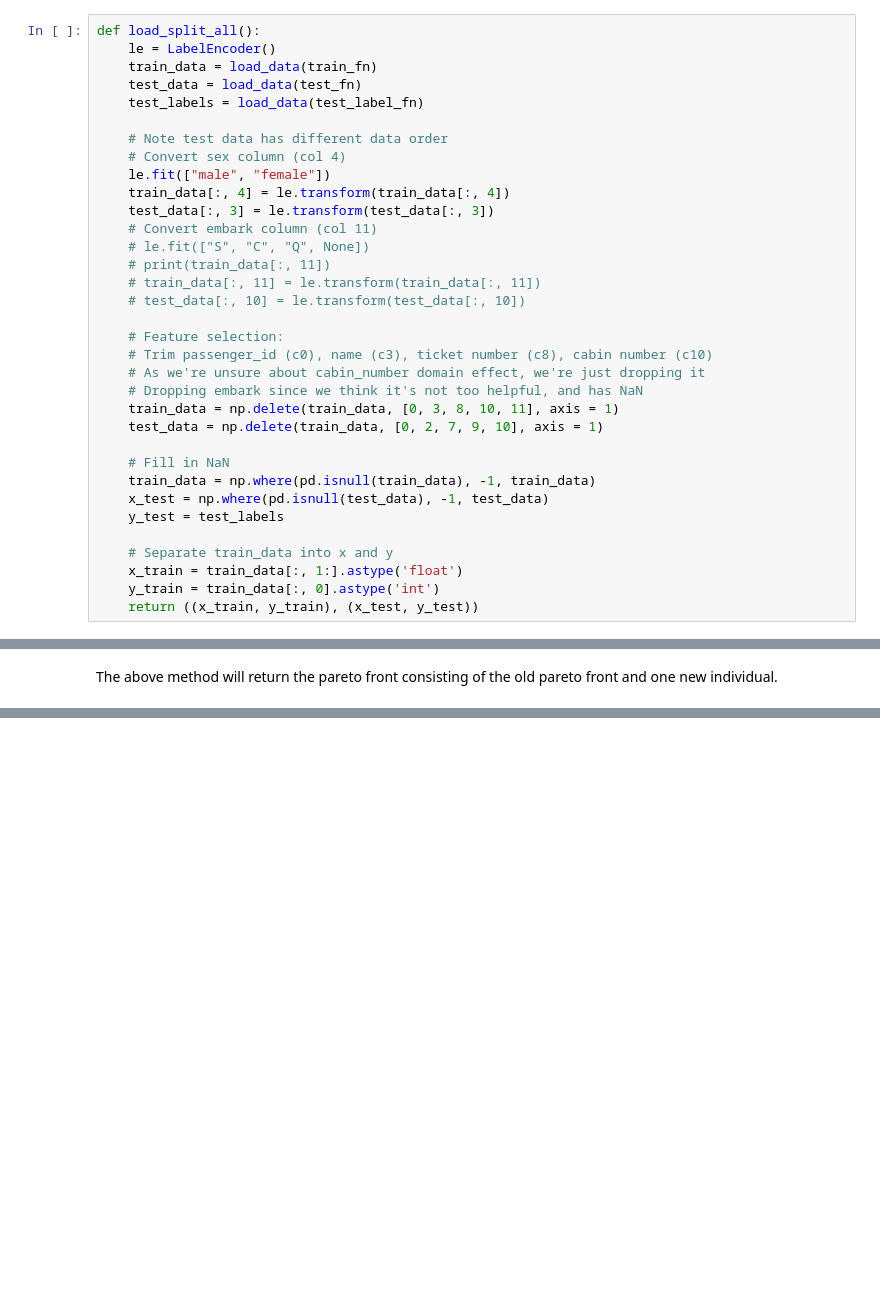
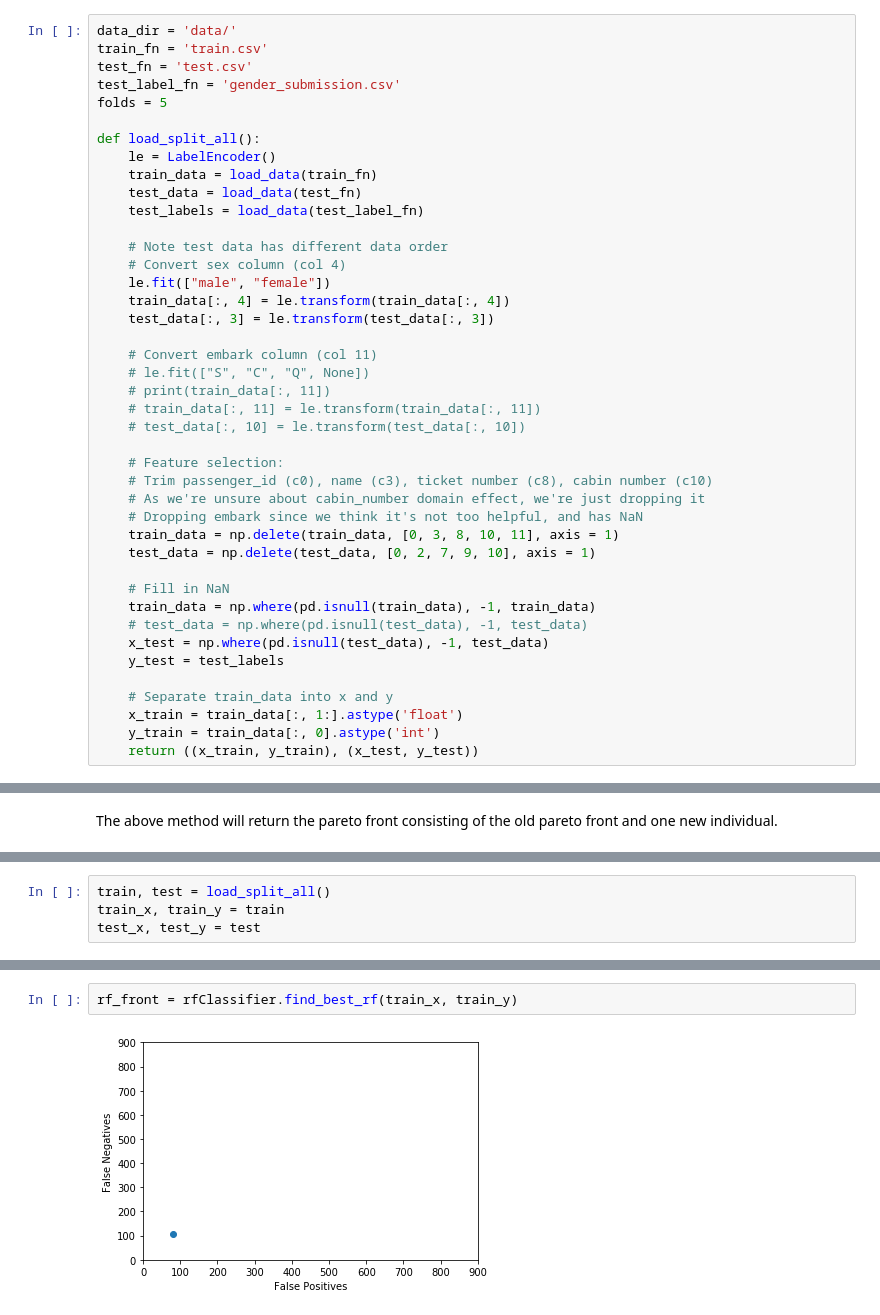
Before and after one commit to joel99/AAD_Titanic_Problem, a Jupyter notebook: Titanic Group Assignment.ipynb, the cells around one changed output, grey strips where cells are left out. Cells and saved outputs as stored; diff of their text form; blank space fills up the shorter version.

```diff
--- a/Titanic Group Assignment.ipynb
+++ b/Titanic Group Assignment.ipynb
@@ -30,6 +30,12 @@ def load_data(filename):
 # %% [markdown]
 This method will read in a csv file in the data folder and convert it into an array.
 # %%
+data_dir = 'data/'
+train_fn = 'train.csv'
+test_fn = 'test.csv'
+test_label_fn = 'gender_submission.csv'
+folds = 5
+
 def load_split_all():
     le = LabelEncoder()
     train_data = load_data(train_fn)
@@ -41,6 +47,7 @@ def load_split_all():
     le.fit(["male", "female"])
     train_data[:, 4] = le.transform(train_data[:, 4])
     test_data[:, 3] = le.transform(test_data[:, 3])
+
     # Convert embark column (col 11)
     # le.fit(["S", "C", "Q", None])
     # print(train_data[:, 11])
@@ -52,10 +59,11 @@ def load_split_all():
     # As we're unsure about cabin_number domain effect, we're just dropping it
     # Dropping embark since we think it's not too helpful, and has NaN
     train_data = np.delete(train_data, [0, 3, 8, 10, 11], axis = 1)
-    test_data = np.delete(train_data, [0, 2, 7, 9, 10], axis = 1)
+    test_data = np.delete(test_data, [0, 2, 7, 9, 10], axis = 1)
 
     # Fill in NaN
     train_data = np.where(pd.isnull(train_data), -1, train_data)
+    # test_data = np.where(pd.isnull(test_data), -1, test_data)
     x_test = np.where(pd.isnull(test_data), -1, test_data)
     y_test = test_labels
 
@@ -168,0 +359,4 @@ old pareto front and one new individual.
+# %%
+train, test = load_split_all()
+train_x, train_y = train
+test_x, test_y = test
@@ -168,0 +369,4 @@ old pareto front and one new individual.
+# %%
+rf_front = rfClassifier.find_best_rf(train_x, train_y)
+# %% [output]
+[figure, added]
```
Also changed, not shown: parts of 26 cells of this notebook, 1 other file.
